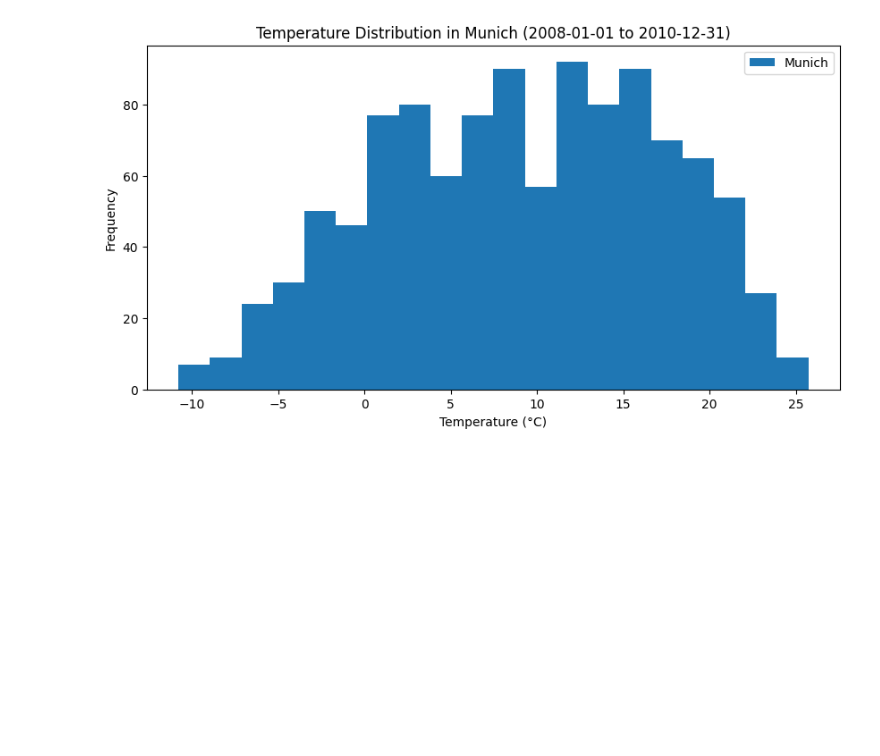
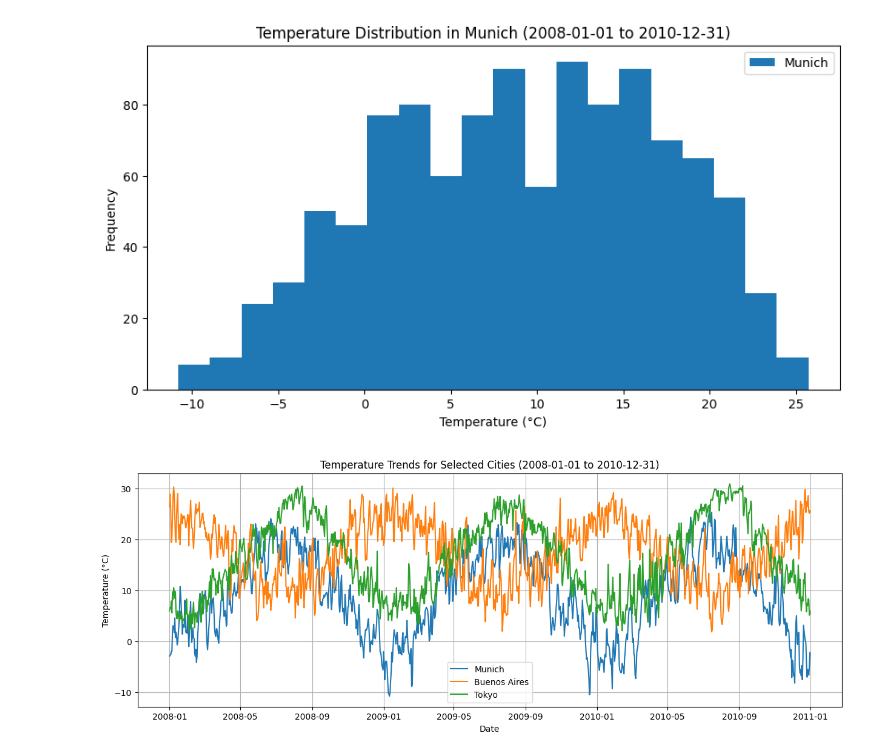
Before and after one commit to dharmesh395/eae_ipld_project, a Jupyter notebook: development/03_temperatures_dashboard.ipynb, the cells around one changed output. Saved outputs shown, nothing was run; the diff lists cells and outputs as text; code cells hidden in the pictures; blank space fills up the shorter version.

```diff
--- a/development/03_temperatures_dashboard.ipynb
+++ b/development/03_temperatures_dashboard.ipynb
@@ -179,29 +179,43 @@ plt.show()
 # %%
 # Ex 3.7: Now repeat the previous question but for a list of cities:
 #   - Make a line plot with the temperature reads of the cities in the list, for the selected time period, every city has to be a different line with a different color, the x axis has to be the timestamp column.
 #   - Make a histogram of the temperature reads of a list of selected cities, for the selected time period, every city has to be its own distribution with a different color.
 #   - Make sure that all plots include a title, axis labels and a legend.
 
 selected_cities = ["Munich", "Buenos Aires", "Tokyo"]
 start_date = pd.to_datetime("2008-01-01").date()
 end_date = pd.to_datetime("2010-12-31").date()
 
 
 plt.figure(figsize=(15, 5))
 
 # TODO: Uncomment and complete the following lines to plot the line plot using the city_df_period AvgTemperatureCelsius column as the y axis and the Date column as the x axis
+for city in selected_cities:
+    # Get dataframe for the selected city
+    city_df = temps_df[temps_df["City"] == city]
 
-# for city in selected_cities:
-#     city_df = None            # TODO: get a dataframe with the rows of the selected city
-#     city_df_period = None     # TODO: get a dataframe with the rows of the selected city and the selected period of time using the Date column and any of the <, >, <=, >= operators to compare with start_date and end_date
-#     plt.plot()                # TODO plot each city line and use the label parameter to set the legend name for each city
+    # Filter for the selected date range
+    city_df_period = city_df[
+        (city_df["Date"] >= start_date) &
+        (city_df["Date"] <= end_date)
+    ]
 
-# plt.title()   # TODO
-# plt.xlabel()  # TODO
-# plt.ylabel()  # TODO
+    # Plot each city line
+    plt.plot(
+        city_df_period["Date"],
+        city_df_period["AvgTemperatureCelsius"],
+        label=city
+    )
+
+# Add titles and labels
+plt.title(f"Temperature Trends for Selected Cities ({start_date} to {end_date})")
+plt.xlabel("Date")
+plt.ylabel("Temperature (°C)")
 
 plt.legend()
-
+plt.grid(True)
 plt.show()
+# %% [output]
+[figure, added]
 # %%
 # TODO: Build the histogram plot for the selected cities using the city_df_period AvgTemperatureCelsius column as the data to plot for each one
```
Also changed, not shown: parts of 1 cell of this notebook, 4 other files.
